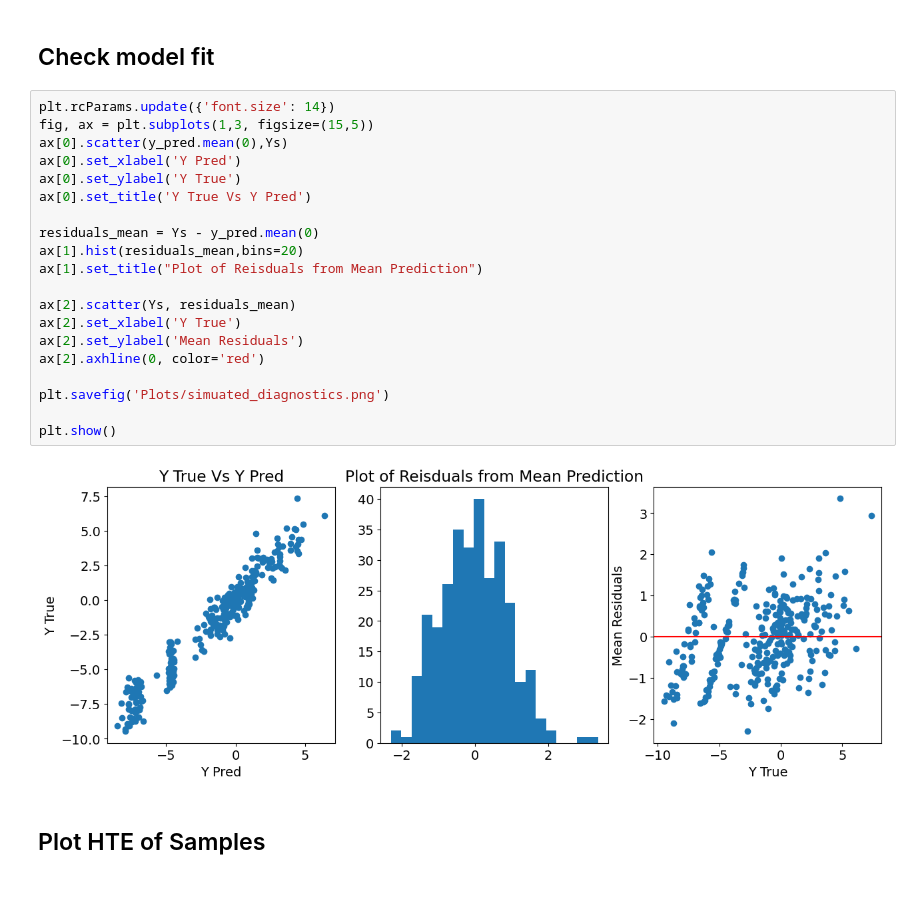
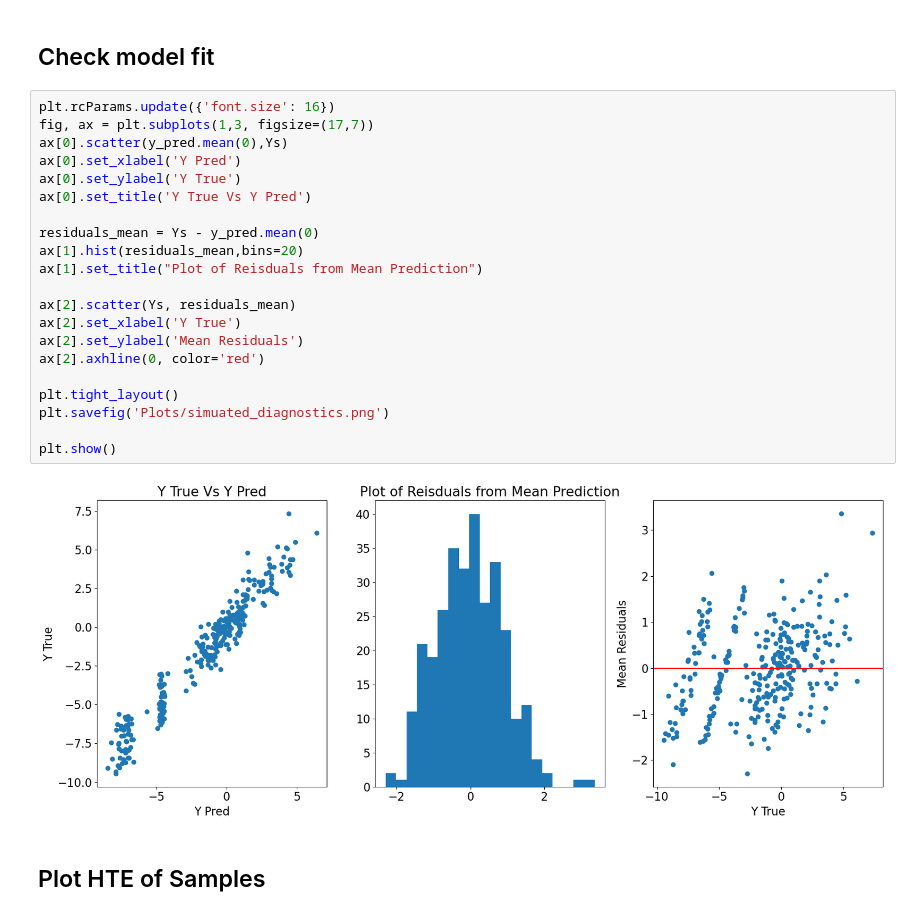
Before and after one commit to titzehong/HTE-Project-, a Jupyter notebook: Experiment 1 Simulated.ipynb, the cells around one changed output. Cells and saved outputs as stored; diff of their text form; blank space fills up the shorter version.

Commit message:
new plots

```diff
--- a/Experiment 1 Simulated.ipynb
+++ b/Experiment 1 Simulated.ipynb
@@ -385,27 +385,28 @@ hte_sample_mean = hte_samples.mean(0)
 # %% [markdown]
 ## Check model fit
 # %%
-plt.rcParams.update({'font.size': 14})
-fig, ax = plt.subplots(1,3, figsize=(15,5))
+plt.rcParams.update({'font.size': 16})
+fig, ax = plt.subplots(1,3, figsize=(17,7))
 ax[0].scatter(y_pred.mean(0),Ys)
 ax[0].set_xlabel('Y Pred')
 ax[0].set_ylabel('Y True')
 ax[0].set_title('Y True Vs Y Pred')
 
 residuals_mean = Ys - y_pred.mean(0)
 ax[1].hist(residuals_mean,bins=20)
 ax[1].set_title("Plot of Reisduals from Mean Prediction")
 
 ax[2].scatter(Ys, residuals_mean)
 ax[2].set_xlabel('Y True')
 ax[2].set_ylabel('Mean Residuals')
 ax[2].axhline(0, color='red')
 
+plt.tight_layout()
 plt.savefig('Plots/simuated_diagnostics.png')
 
 plt.show()
 # %% [output]
-[figure, old version]
+[figure, new version]
 # %% [markdown]
 ## Plot HTE of Samples
 # %%
```
Also changed, not shown: parts of 15 cells of this notebook, 1 other file.
